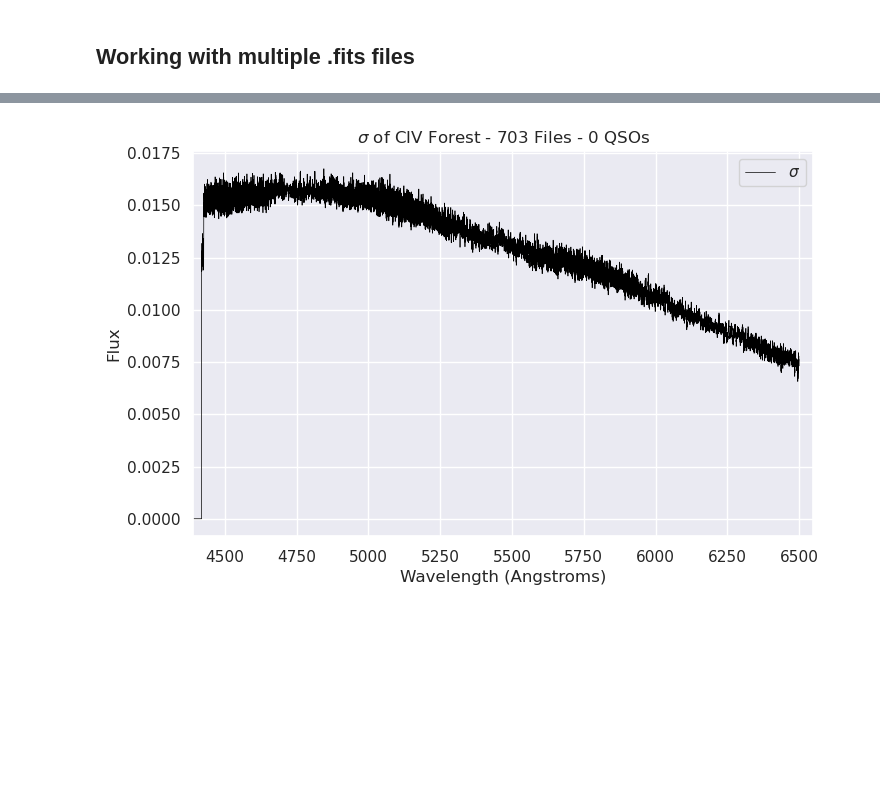
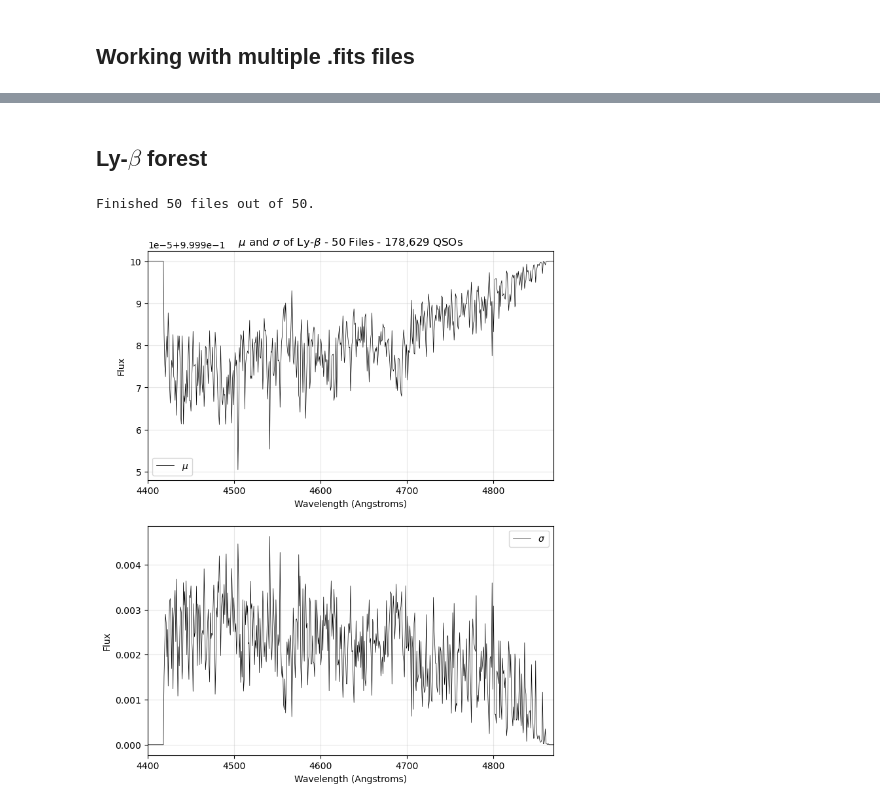
Before and after one commit to GabrielMissael/cosmoforests, a Jupyter notebook: main.ipynb, the cells around one changed output, grey strips where cells are left out. Saved outputs shown, nothing was run; the diff lists cells and outputs as text; code cells hidden in the pictures; blank space fills up the shorter version.

```diff
--- a/main.ipynb
+++ b/main.ipynb
@@ -242,0 +186,3 @@ total_std = df['std'].values
+# %%
+# Number of files to consider. Write None for all files
+N = 50
@@ -294,23 +263,37 @@ plt.show()
+# %% [markdown]
+## Ly-$\beta$ forest
+# %%
+# Get general statistics
+wv_b, total_mean_b, total_std_b, total_qsos, n_files = general_stats(fits_path[:N], bin_size = 0.8,
+                                                      save = 'data/processed/LYb_mean_std.csv', load = False,
+                                                      lambda_min = 978.0, lambda_max = 1014.0, verbose = True)
+
+n_files = len(fits_path[:N])
+# %% [output]
+Finished 50 files out of 50.
 # %%
 # Create figure
-fig, ax = plt.subplots(1, 1, figsize=(8, 5))
+fig, ax = plt.subplots(2, 1, figsize=(8, 10))
 
 # Plot mean
-ax.plot(wv, total_std, alpha = 1, color = 'black',
+ax[0].plot(wv_b, total_mean_b, alpha = 1, color = 'black',
+        label = '$\mu$', linewidth = 0.5)
+ax[0].set_xlim(4400, 4870)
+ax[0].set_xlabel('Wavelength (Angstroms)')
+ax[0].set_ylabel('Flux')
+ax[0].legend()
+ax[0].grid(alpha = 0.3)
+
+# Plot mean
+ax[1].plot(wv_b, total_std_b, alpha = 1, color = 'black',
         label = '$\sigma$', linewidth = 0.5)
+ax[1].set_xlim(4400, 4870)
+ax[1].set_xlabel('Wavelength (Angstroms)')
+ax[1].set_ylabel('Flux')
+ax[1].legend()
+ax[1].grid(alpha = 0.3)
 
-# Zoom in on the CIV forest
-ax.set_xlim(4390, 6550)
-#ax.set_xlim(5000, 5100)
-
-# Labels
-ax.set_xlabel('Wavelength (Angstroms)')
-ax.set_ylabel('Flux')
-ax.set_title(f'$\sigma$ of CIV Forest - {n_files} Files - {int(total_qsos):,} QSOs')
-
-# Show legend
-ax.legend()
-
+ax[0].set_title(f'$\mu$ and $\sigma$ of Ly-$\\beta$ - {n_files} Files - {int(total_qsos):,} QSOs')
 plt.show()
 # %% [output]
-[figure, old version]
+[figure, new version]
```
Also changed, not shown: parts of 17 cells of this notebook, 1 other file.
